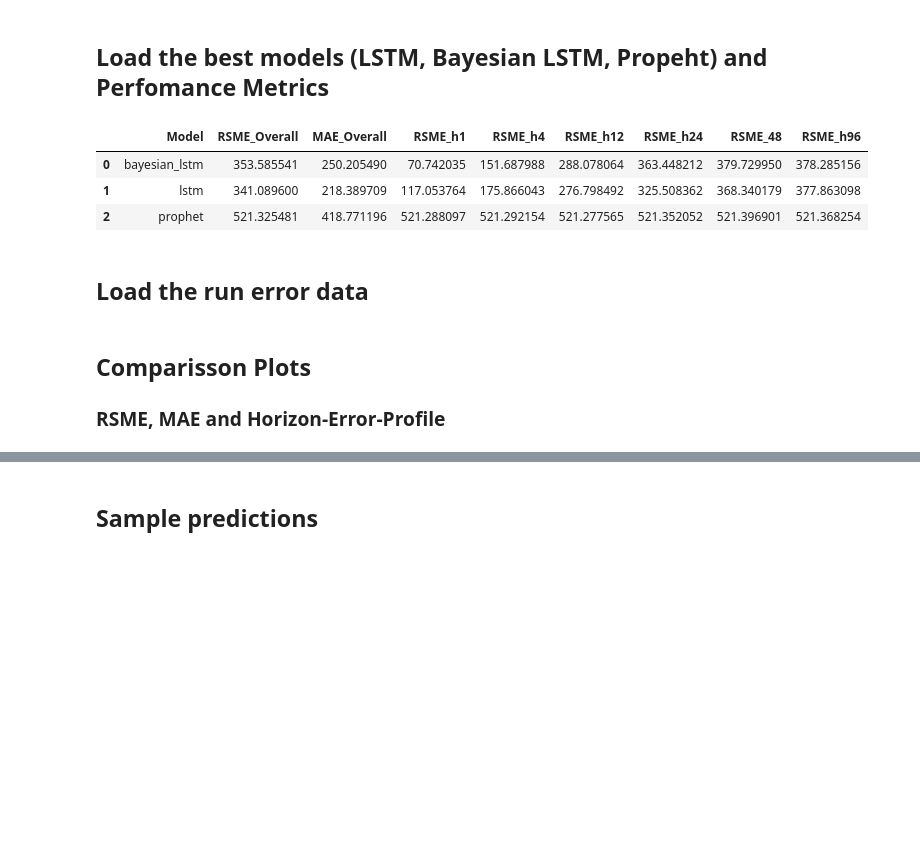
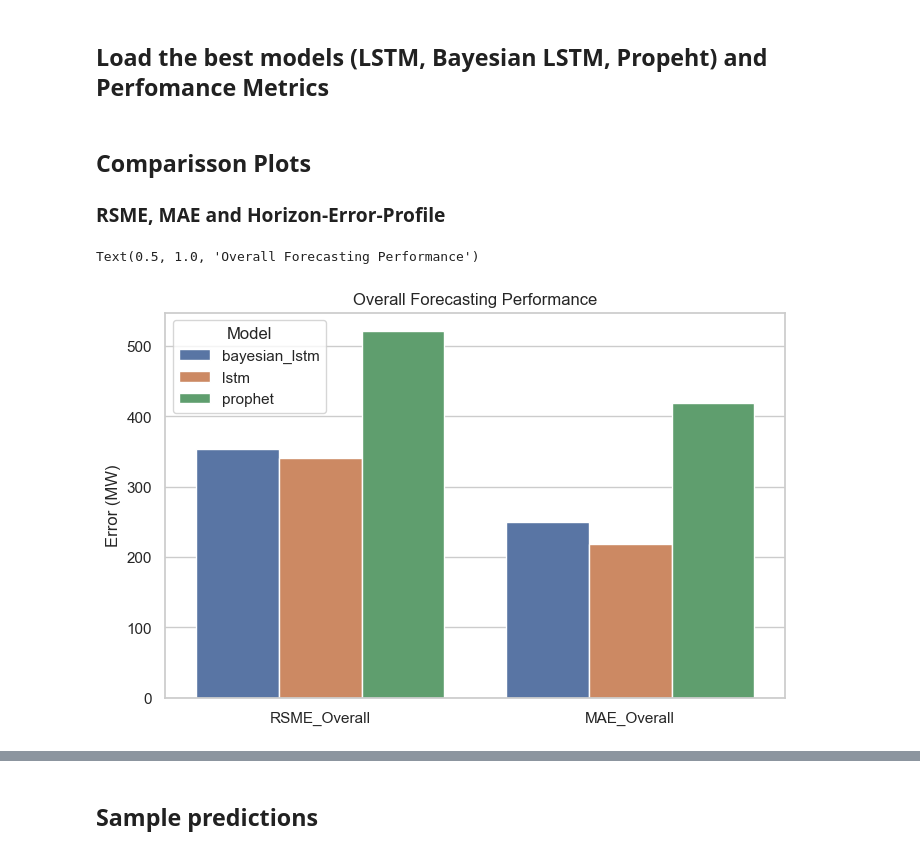
Before and after one commit to LucasHausi/probabilistic-load-forecast-project, a Jupyter notebook: notebooks/performance/model_comparison.ipynb, the cells around one changed output, grey strips where cells are left out. Cells and saved outputs as stored; diff of their text form; code cells hidden in the pictures; blank space fills up the shorter version.

Commit message:
add the first error plots

```diff
--- a/notebooks/performance/model_comparison.ipynb
+++ b/notebooks/performance/model_comparison.ipynb
@@ -55,7 +62,7 @@ rmse_h48 = run.data.metrics["rmse_h48"]
 rmse_h96 = run.data.metrics["rmse_h96"]
 mae = run.data.metrics["test_mae_unscaled"]
 
-perfomance_df.loc[len(perfomance_df)] = ["bayesian_lstm", rmse, mae, rmse_h1, rmse_h4, rmse_h12, rmse_h24, rmse_h48, rmse_h96]
+performance_df.loc[len(performance_df)] = ["bayesian_lstm", rmse, mae, rmse_h1, rmse_h4, rmse_h12, rmse_h24, rmse_h48, rmse_h96]
 # %%
 mlflow.set_experiment("load_forecasting_vanilla_lstm")
 
@@ -81,7 +88,7 @@ rmse_h48 = run.data.metrics["rmse_h48"]
 rmse_h96 = run.data.metrics["rmse_h96"]
 mae = run.data.metrics["test_mae_unscaled"]
 
-perfomance_df.loc[len(perfomance_df)] = ["lstm", rmse, mae, rmse_h1, rmse_h4, rmse_h12, rmse_h24, rmse_h48, rmse_h96]
+performance_df.loc[len(performance_df)] = ["lstm", rmse, mae, rmse_h1, rmse_h4, rmse_h12, rmse_h24, rmse_h48, rmse_h96]
 # %%
 mlflow.set_experiment("load_forecasting_prophet")
 
@@ -109,17 +116,34 @@ rmse_h48 = run.data.metrics["rmse_h48"]
 rmse_h96 = run.data.metrics["rmse_h96"]
 mae = run.data.metrics["mae"]
 
-perfomance_df.loc[len(perfomance_df)] = ["prophet", rmse, mae, rmse_h1, rmse_h4, rmse_h12, rmse_h24, rmse_h48, rmse_h96]
+performance_df.loc[len(performance_df)] = ["prophet", rmse, mae, rmse_h1, rmse_h4, rmse_h12, rmse_h24, rmse_h48, rmse_h96]
-# %%
-perfomance_df
-# %% [output]
-|  | Model | RSME_Overall | MAE_Overall | RSME_h1 | RSME_h4 | RSME_h12 | RSME_h24 | RSME_48 | RSME_h96 |
-| 0 | bayesian_lstm | 353.585541 | 250.205490 | 70.742035 | 151.687988 | 288.078064 | 363.448212 | 379.729950 | 378.285156 |
-| 1 | lstm | 341.089600 | 218.389709 | 117.053764 | 175.866043 | 276.798492 | 325.508362 | 368.340179 | 377.863098 |
-| 2 | prophet | 521.325481 | 418.771196 | 521.288097 | 521.292154 | 521.277565 | 521.352052 | 521.396901 | 521.368254 |
-# %% [markdown]
-## Load the run error data
 # %% [markdown]
 ## Comparisson Plots
 
 ### RSME, MAE and Horizon-Error-Profile
+# %%
+overall_df = performance_df[["Model", "RSME_Overall", "MAE_Overall"]]
+
+overall_long = overall_df.melt(
+    id_vars="Model",
+    var_name="Metric",
+    value_name="Error"
+)
+# %%
+fig, ax = plt.subplots(figsize=(8, 5))
+
+sns.barplot(
+    data=overall_long,
+    x="Metric",
+    y="Error",
+    hue="Model",
+    errorbar=None,
+    ax=ax
+)
+
+ax.set_ylabel("Error (MW)")
+ax.set_xlabel("")
+ax.set_title("Overall Forecasting Performance")
+# %% [output]
+Text(0.5, 1.0, 'Overall Forecasting Performance')
+[figure, added]
```
Also changed, not shown: parts of 9 cells of this notebook.
